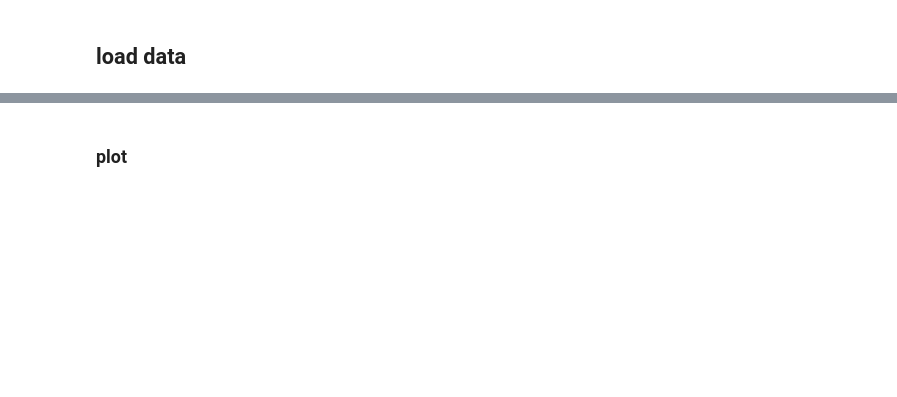
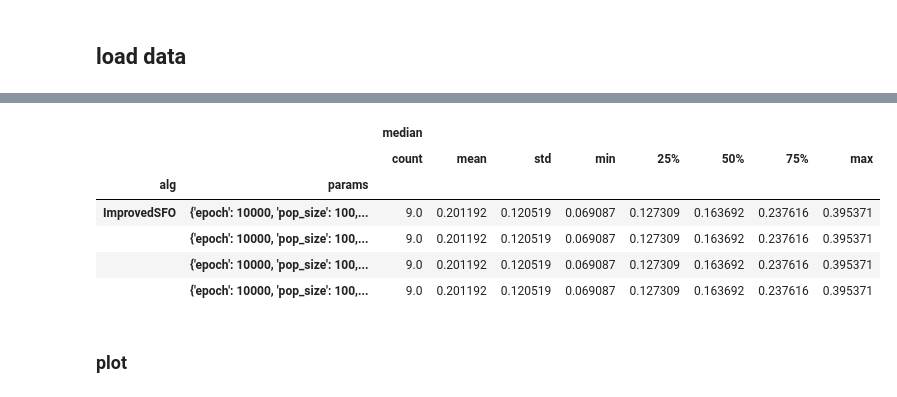
Before and after one commit to giladfrid009/3DoF-Orient-Detection, a Jupyter notebook: mainmain.ipynb, the cells around one changed output, grey strips where cells are left out. Drawn from its saved outputs; the diff is of its cells as text; code cells hidden in the pictures; blank space fills up the shorter version.

```diff
--- a/mainmain.ipynb
+++ b/mainmain.ipynb
@@ -283,3 +312,13 @@ statsframe.head(10)
+# %%
+statsframe.groupby(by=["alg","params"]).describe()[["median"]]
+# %% [output]
+|  |  | median |  |  |  |  |  |  |  |
+|  |  | count | mean | std | min | 25% | 50% | 75% | max |
+| alg | params |  |  |  |  |  |  |  |  |
+| ImprovedSFO | {'epoch': 10000, 'pop_size': 100,... | 9.0 | 0.201192 | 0.120519 | 0.069087 | 0.127309 | 0.163692 | 0.237616 | 0.395371 |
+|  | {'epoch': 10000, 'pop_size': 100,... | 9.0 | 0.201192 | 0.120519 | 0.069087 | 0.127309 | 0.163692 | 0.237616 | 0.395371 |
+|  | {'epoch': 10000, 'pop_size': 100,... | 9.0 | 0.201192 | 0.120519 | 0.069087 | 0.127309 | 0.163692 | 0.237616 | 0.395371 |
+|  | {'epoch': 10000, 'pop_size': 100,... | 9.0 | 0.201192 | 0.120519 | 0.069087 | 0.127309 | 0.163692 | 0.237616 | 0.395371 |
 # %% [markdown]
 ### plot
 # %%
```
Also changed, not shown: parts of 16 cells of this notebook, 11 other files.
